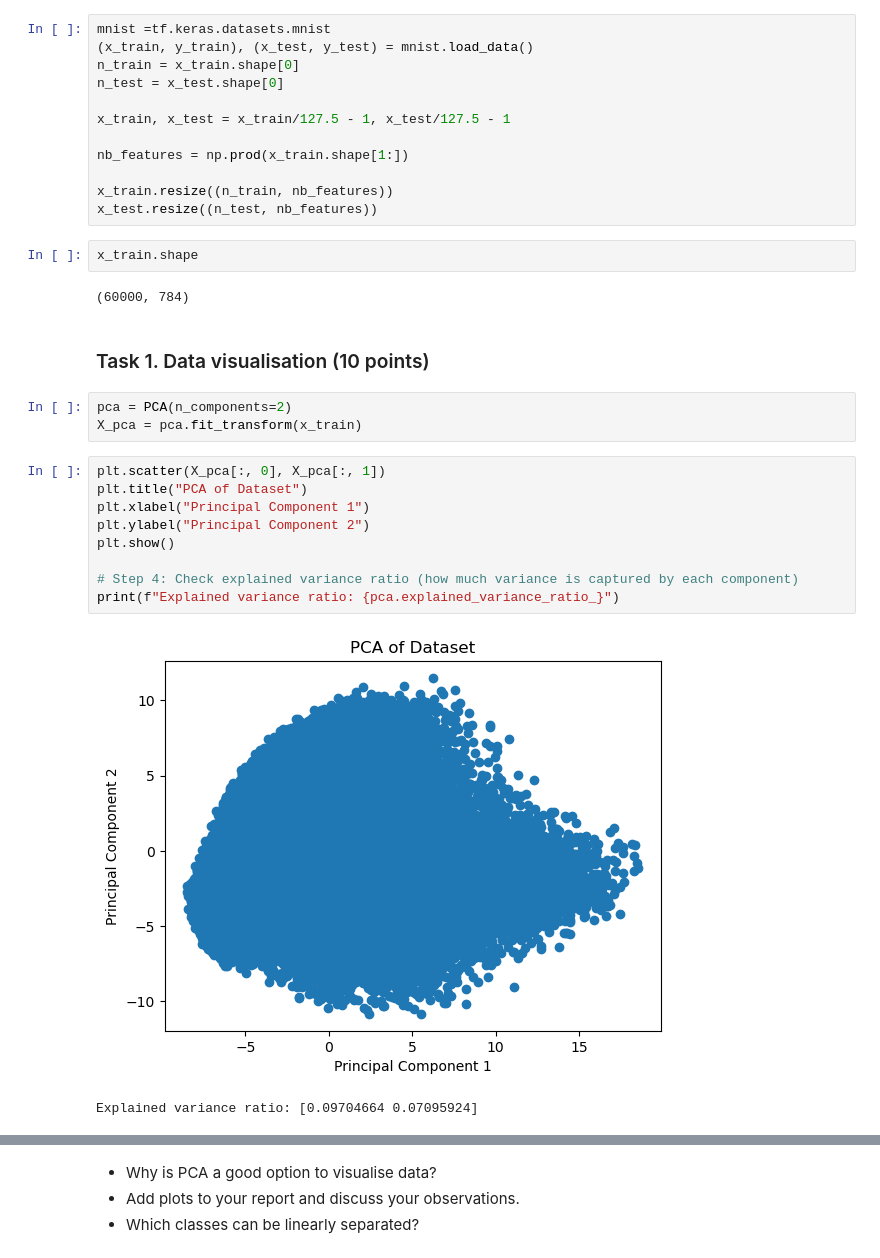
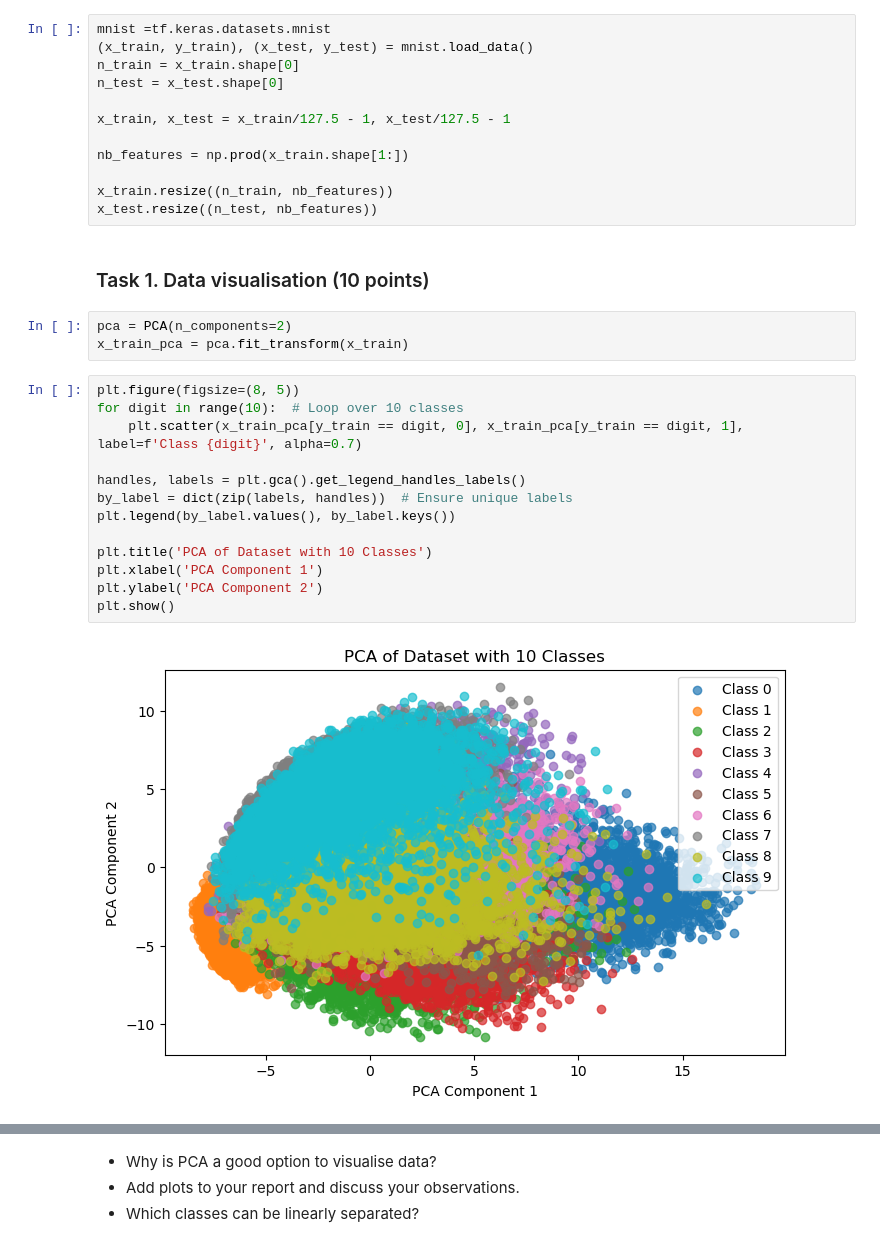
Before and after one commit to Manouil/ffoml, a Jupyter notebook: ga2.ipynb, the cells around one changed output, grey strips where cells are left out. Drawn from its saved outputs; the diff is of its cells as text.

```diff
--- a/ga2.ipynb
+++ b/ga2.ipynb
@@ -15,24 +18,23 @@ nb_features = np.prod(x_train.shape[1:])
 
 x_train.resize((n_train, nb_features))
 x_test.resize((n_test, nb_features))
-# %%
-x_train.shape
-# %% [output]
-(60000, 784)
 # %% [markdown]
 ### Task 1. Data visualisation (10 points)
 # %%
 pca = PCA(n_components=2)
-X_pca = pca.fit_transform(x_train)
+x_train_pca = pca.fit_transform(x_train)
-# %%
-plt.scatter(X_pca[:, 0], X_pca[:, 1])
-plt.title("PCA of Dataset")
-plt.xlabel("Principal Component 1")
-plt.ylabel("Principal Component 2")
-plt.show()
-
-# Step 4: Check explained variance ratio (how much variance is captured by each component)
-print(f"Explained variance ratio: {pca.explained_variance_ratio_}")
-# %% [output]
-[figure, removed]
-Explained variance ratio: [0.09704664 0.07095924]
+# %%
+plt.figure(figsize=(8, 5))
+for digit in range(10):  # Loop over 10 classes
+    plt.scatter(x_train_pca[y_train == digit, 0], x_train_pca[y_train == digit, 1], label=f'Class {digit}', alpha=0.7)
+
+handles, labels = plt.gca().get_legend_handles_labels()
+by_label = dict(zip(labels, handles))  # Ensure unique labels
+plt.legend(by_label.values(), by_label.keys())
+
+plt.title('PCA of Dataset with 10 Classes')
+plt.xlabel('PCA Component 1')
+plt.ylabel('PCA Component 2')
+plt.show()
+# %% [output]
+[figure, added]
```
Also changed, not shown: parts of 8 cells of this notebook.
